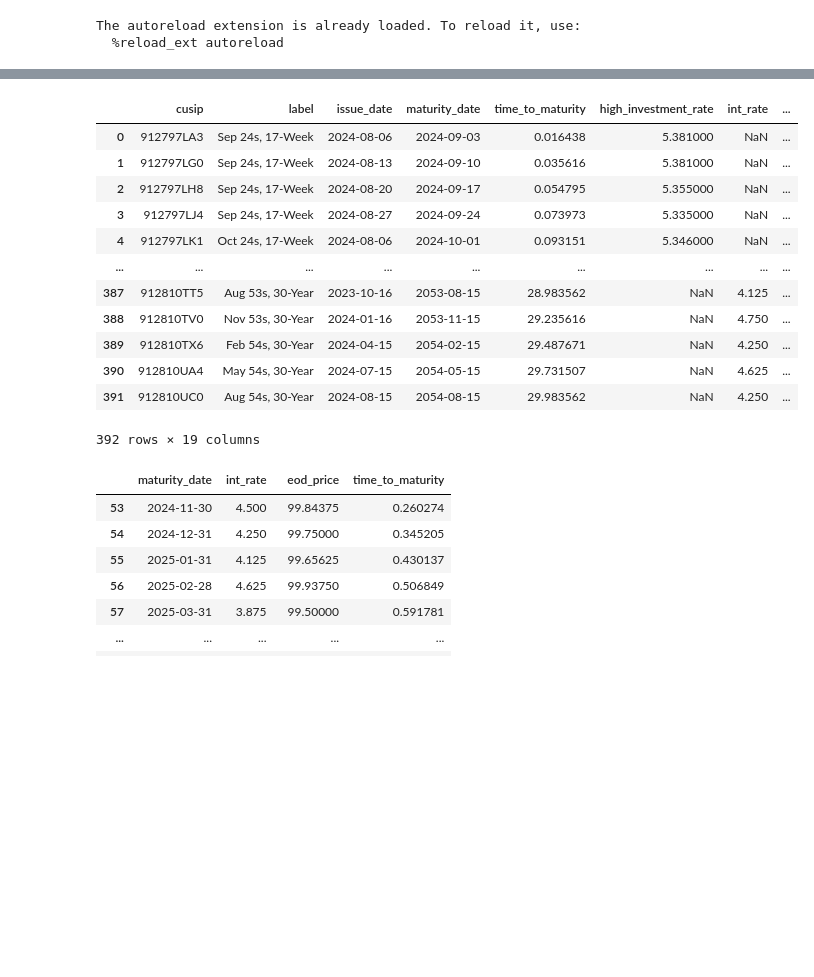
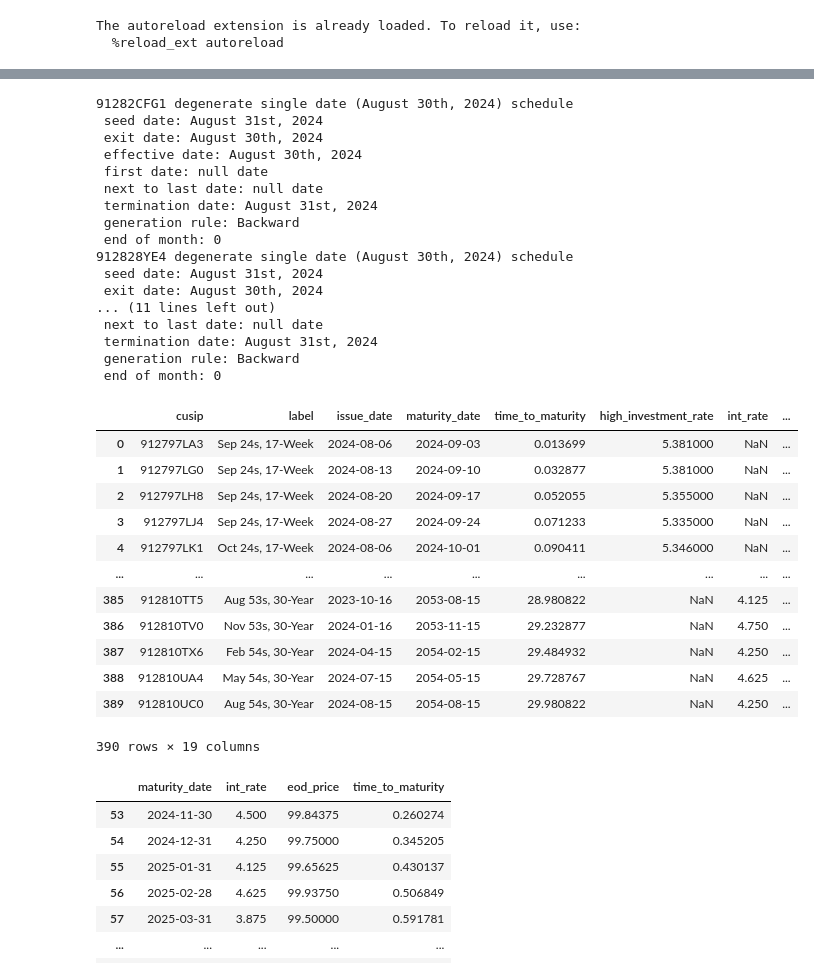
Before and after one commit to cleeclee123/Curvy-CUSIPs, a Jupyter notebook: examples/practical_par_curve_build.ipynb, the cells around one changed output, grey strips where cells are left out. Saved outputs shown, nothing was run; the diff lists cells and outputs as text; code cells hidden in the pictures; blank space fills up the shorter version.

```diff
--- a/examples/practical_par_curve_build.ipynb
+++ b/examples/practical_par_curve_build.ipynb
@@ -45,8 +45,8 @@ The autoreload extension is already loaded. To reload it, use:
 # %%
 curve_data_fetcher = CurveDataFetcher(use_ust_issue_date=True, no_logs_plz=True)
 # %%
-as_of_date = datetime(2024, 8, 28)
-quote_type = "eod"
+as_of_date = datetime(2024, 8, 29)
+quote_type = "bid"
 
 curve_set_df = curve_data_fetcher.build_curve_set(
     as_of_date=as_of_date,
@@ -94,5 +94,5 @@ Using STRIPping Data As of 2024-07-31 00:00:00
 # %%
-# t2 = np.linspace(1/365, 30, 1000)
+t2 = np.linspace(1/365, 30, 1000)
 
 # fitted_zero_curve_func_ns, status_ns = calibrate_ns_ols(
 #     filtered_curve_set_df["time_to_maturity"].to_numpy(),
@@ -137,24 +137,53 @@ fitted_zero_curve_dict = get_spot_rates_fitter(
     curve_set_df=filtered_curve_set_df,
     as_of_date=as_of_date,
     on_rate=5.35,
-    ql_fitting_methods=["ql_f_nss"],
+    # ql_fitting_methods=["ql_f_ns", "ql_f_nss", "ql_f_es", "ql_f_sp", "ql_f_cbs"],
+    ql_fitting_methods=["ql_f_cbs"],
     ql_zero_curve_interp_method="ql_z_interp_monot_cubic",
     daily_interpolation=True,
+    # simple_poly=3,
+    knots=[-20, -10, -5, 0, 1, 2, 3, 5, 7, 10, 15, 20, 25, 30, 35, 40, 45, 50]
 )
 # %%
-rv_df = reprice_bonds(as_of_date=as_of_date, ql_zero_curve=fitted_zero_curve_dict["ql_f_nss"]["ql_zero_curve"], curve_set_df=curve_set_df)
+rv_df = reprice_bonds(
+    as_of_date=as_of_date,
+    ql_zero_curves={
+        # "ns": fitted_zero_curve_dict["ql_f_ns"]["ql_zero_curve"],
+        # "nss": fitted_zero_curve_dict["ql_f_nss"]["ql_zero_curve"],
+        # "es": fitted_zero_curve_dict["ql_f_es"]["ql_zero_curve"],
+        "cbs": fitted_zero_curve_dict["ql_f_cbs"]["ql_zero_curve"],
+    },
+    curve_set_df=curve_set_df,
+)
 rv_df
 # %% [output]
+91282CFG1 degenerate single date (August 30th, 2024) schedule
+ seed date: August 31st, 2024
+ exit date: August 30th, 2024
+ effective date: August 30th, 2024
+ first date: null date
+ next to last date: null date
+ termination date: August 31st, 2024
+ generation rule: Backward
+ end of month: 0
+912828YE4 degenerate single date (August 30th, 2024) schedule
+ seed date: August 31st, 2024
+ exit date: August 30th, 2024
+... (11 lines left out)
+ next to last date: null date
+ termination date: August 31st, 2024
+ generation rule: Backward
+ end of month: 0
 |  | cusip | label | issue_date | maturity_date | time_to_maturity | high_investment_rate | int_rate | ... |
-| 0 | 912797LA3 | Sep 24s, 17-Week | 2024-08-06 | 2024-09-03 | 0.016438 | 5.381000 | NaN | ... |
-| 1 | 912797LG0 | Sep 24s, 17-Week | 2024-08-13 | 2024-09-10 | 0.035616 | 5.381000 | NaN | ... |
-| 2 | 912797LH8 | Sep 24s, 17-Week | 2024-08-20 | 2024-09-17 | 0.054795 | 5.355000 | NaN | ... |
-| 3 | 912797LJ4 | Sep 24s, 17-Week | 2024-08-27 | 2024-09-24 | 0.073973 | 5.335000 | NaN | ... |
-| 4 | 912797LK1 | Oct 24s, 17-Week | 2024-08-06 | 2024-10-01 | 0.093151 | 5.346000 | NaN | ... |
+| 0 | 912797LA3 | Sep 24s, 17-Week | 2024-08-06 | 2024-09-03 | 0.013699 | 5.381000 | NaN | ... |
+| 1 | 912797LG0 | Sep 24s, 17-Week | 2024-08-13 | 2024-09-10 | 0.032877 | 5.381000 | NaN | ... |
+| 2 | 912797LH8 | Sep 24s, 17-Week | 2024-08-20 | 2024-09-17 | 0.052055 | 5.355000 | NaN | ... |
+| 3 | 912797LJ4 | Sep 24s, 17-Week | 2024-08-27 | 2024-09-24 | 0.071233 | 5.335000 | NaN | ... |
+| 4 | 912797LK1 | Oct 24s, 17-Week | 2024-08-06 | 2024-10-01 | 0.090411 | 5.346000 | NaN | ... |
 | ... | ... | ... | ... | ... | ... | ... | ... | ... |
-| 387 | 912810TT5 | Aug 53s, 30-Year | 2023-10-16 | 2053-08-15 | 28.983562 | NaN | 4.125 | ... |
-| 388 | 912810TV0 | Nov 53s, 30-Year | 2024-01-16 | 2053-11-15 | 29.235616 | NaN | 4.750 | ... |
-| 389 | 912810TX6 | Feb 54s, 30-Year | 2024-04-15 | 2054-02-15 | 29.487671 | NaN | 4.250 | ... |
-| 390 | 912810UA4 | May 54s, 30-Year | 2024-07-15 | 2054-05-15 | 29.731507 | NaN | 4.625 | ... |
-| 391 | 912810UC0 | Aug 54s, 30-Year | 2024-08-15 | 2054-08-15 | 29.983562 | NaN | 4.250 | ... |
+| 385 | 912810TT5 | Aug 53s, 30-Year | 2023-10-16 | 2053-08-15 | 28.980822 | NaN | 4.125 | ... |
+| 386 | 912810TV0 | Nov 53s, 30-Year | 2024-01-16 | 2053-11-15 | 29.232877 | NaN | 4.750 | ... |
+| 387 | 912810TX6 | Feb 54s, 30-Year | 2024-04-15 | 2054-02-15 | 29.484932 | NaN | 4.250 | ... |
+| 388 | 912810UA4 | May 54s, 30-Year | 2024-07-15 | 2054-05-15 | 29.728767 | NaN | 4.625 | ... |
+| 389 | 912810UC0 | Aug 54s, 30-Year | 2024-08-15 | 2054-08-15 | 29.980822 | NaN | 4.250 | ... |
-392 rows × 19 columns
+390 rows × 19 columns
```
Also changed, not shown: parts of 6 cells of this notebook, 2 other files.
